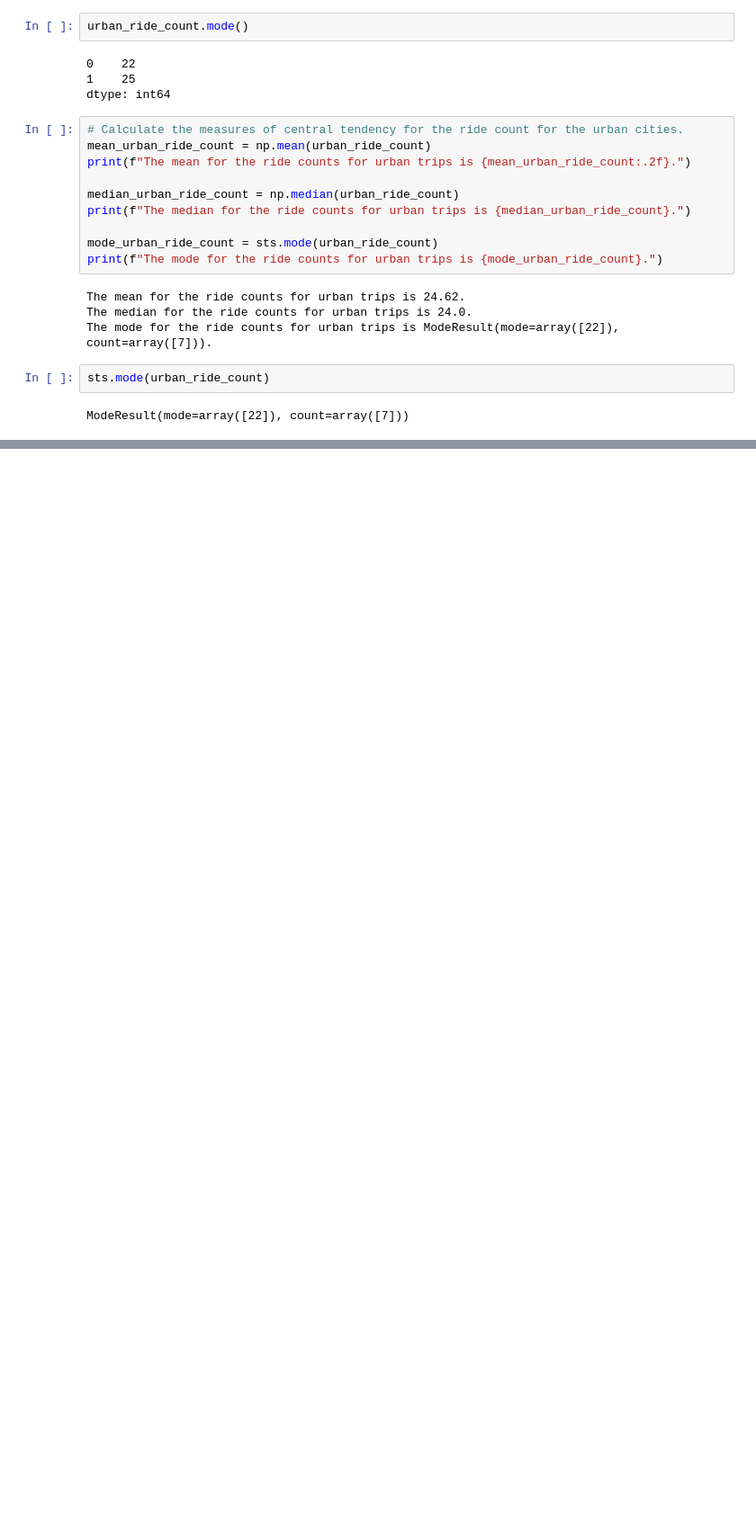
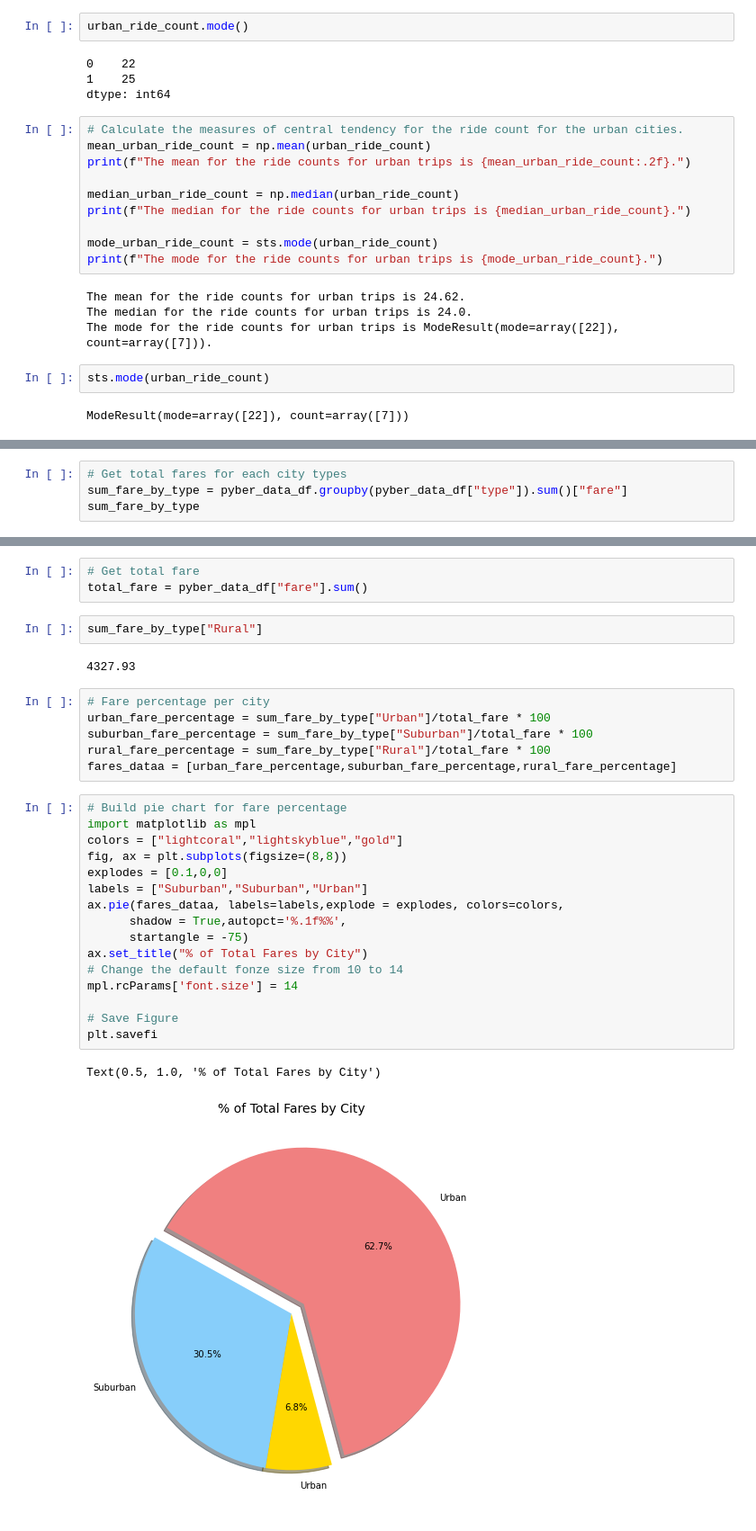
Before and after one commit to khanhh98/PyBer_Analysis, a Jupyter notebook: PyBer.ipynb, the cells around one changed output, grey strips where cells are left out. Shown at 90% size. Saved outputs shown, nothing was run; the diff lists cells and outputs as text; blank space fills up the shorter version.

Commit message:
Adding pie chart graph

```diff
--- a/PyBer.ipynb
+++ b/PyBer.ipynb
@@ -361,0 +363,4 @@ plt.show()
+# %%
+# Get total fares for each city types
+sum_fare_by_type = pyber_data_df.groupby(pyber_data_df["type"]).sum()["fare"]
+sum_fare_by_type
@@ -361,0 +373,32 @@ plt.show()
+# %%
+# Get total fare
+total_fare = pyber_data_df["fare"].sum()
+# %%
+sum_fare_by_type["Rural"]
+# %% [output]
+4327.93
+# %%
+# Fare percentage per city
+urban_fare_percentage = sum_fare_by_type["Urban"]/total_fare * 100
+suburban_fare_percentage = sum_fare_by_type["Suburban"]/total_fare * 100
+rural_fare_percentage = sum_fare_by_type["Rural"]/total_fare * 100
+fares_dataa = [urban_fare_percentage,suburban_fare_percentage,rural_fare_percentage]
+# %%
+# Build pie chart for fare percentage
+import matplotlib as mpl
+colors = ["lightcoral","lightskyblue","gold"]
+fig, ax = plt.subplots(figsize=(8,8))
+explodes = [0.1,0,0]
+labels = ["Suburban","Suburban","Urban"]
+ax.pie(fares_dataa, labels=labels,explode = explodes, colors=colors,
+      shadow = True,autopct='%.1f%%',
+      startangle = -75)
+ax.set_title("% of Total Fares by City")
+# Change the default fonze size from 10 to 14
+mpl.rcParams['font.size'] = 14
+
+# Save Figure
+plt.savefi
+# %% [output]
+Text(0.5, 1.0, '% of Total Fares by City')
+[figure, added]
```
Also changed, not shown: parts of 25 cells of this notebook, 2 other files.
